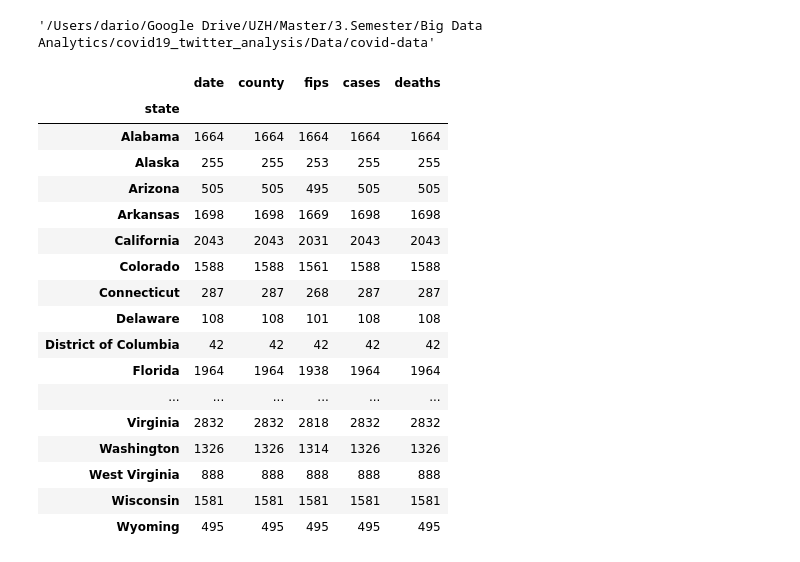
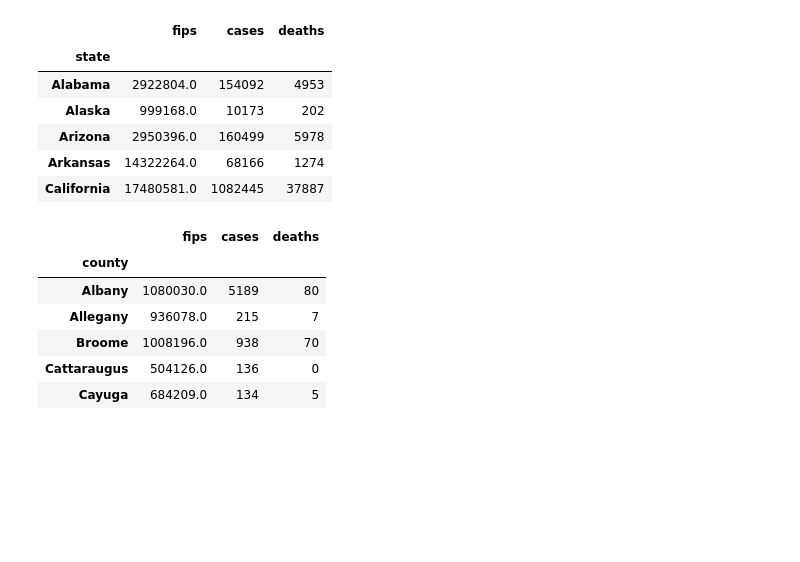
Before and after one commit to lutharsanen/covid19_twitter_analysis, a Jupyter notebook: Data/covid-data/NY_Italy_Cases.ipynb, the cells around one changed output. Saved outputs shown, nothing was run; the diff lists cells and outputs as text; code cells hidden in the pictures; blank space fills up the shorter version.

```diff
--- a/Data/covid-data/NY_Italy_Cases.ipynb
+++ b/Data/covid-data/NY_Italy_Cases.ipynb
@@ -1,36 +1,29 @@
 # %%
 import os
 import pandas as pd
 import matplotlib.pyplot as plt
 
-#USA data from https://github.com/nytimes/covid-19-data
-df = pd.read_csv('us-counties.csv', sep=',')
+#USA data saved from https://github.com/nytimes/covid-19-data
+df = pd.read_csv('us-counties.csv', sep=',', index_col='date')
 
-#italy data from https://github.com/pcm-dpc/COVID-19/tree/master/dati-regioni
-df_ita = pd.read_csv('dpc-covid19-ita-regioni.csv', sep=',')
+#italy data saved from https://github.com/pcm-dpc/COVID-19/tree/master/dati-regioni
+df_ita = pd.read_csv('dpc-covid19-ita-regioni.csv', sep=',', index_col='data')
+
+
+display(df.groupby('state').sum().head())
+display(df_ny.groupby('county').sum().head())
+# %% [output]
+|  | fips | cases | deaths |
+| state |  |  |  |
+| Alabama | 2922804.0 | 154092 | 4953 |
+| Alaska | 999168.0 | 10173 | 202 |
+| Arizona | 2950396.0 | 160499 | 5978 |
+| Arkansas | 14322264.0 | 68166 | 1274 |
+| California | 17480581.0 | 1082445 | 37887 |
+|  | fips | cases | deaths |
+| county |  |  |  |
+| Albany | 1080030.0 | 5189 | 80 |
+| Allegany | 936078.0 | 215 | 7 |
+| Broome | 1008196.0 | 938 | 70 |
+| Cattaraugus | 504126.0 | 136 | 0 |
+| Cayuga | 684209.0 | 134 | 5 |
-# %%
-os.getcwd()
-# %% [output]
-'/Users/dario/Google Drive/UZH/Master/3.Semester/Big Data Analytics/covid19_twitter_analysis/Data/covid-data'
-# %%
-
-df.groupby('state').count()
-# %% [output]
-|  | date | county | fips | cases | deaths |
-| state |  |  |  |  |  |
-| Alabama | 1664 | 1664 | 1664 | 1664 | 1664 |
-| Alaska | 255 | 255 | 253 | 255 | 255 |
-| Arizona | 505 | 505 | 495 | 505 | 505 |
-| Arkansas | 1698 | 1698 | 1669 | 1698 | 1698 |
-| California | 2043 | 2043 | 2031 | 2043 | 2043 |
-| Colorado | 1588 | 1588 | 1561 | 1588 | 1588 |
-| Connecticut | 287 | 287 | 268 | 287 | 287 |
-| Delaware | 108 | 108 | 101 | 108 | 108 |
-| District of Columbia | 42 | 42 | 42 | 42 | 42 |
-| Florida | 1964 | 1964 | 1938 | 1964 | 1964 |
-| ... | ... | ... | ... | ... | ... |
-| Virginia | 2832 | 2832 | 2818 | 2832 | 2832 |
-| Washington | 1326 | 1326 | 1314 | 1326 | 1326 |
-| West Virginia | 888 | 888 | 888 | 888 | 888 |
-| Wisconsin | 1581 | 1581 | 1581 | 1581 | 1581 |
-| Wyoming | 495 | 495 | 495 | 495 | 495 |
```
Also changed, not shown: parts of 6 cells of this notebook.
